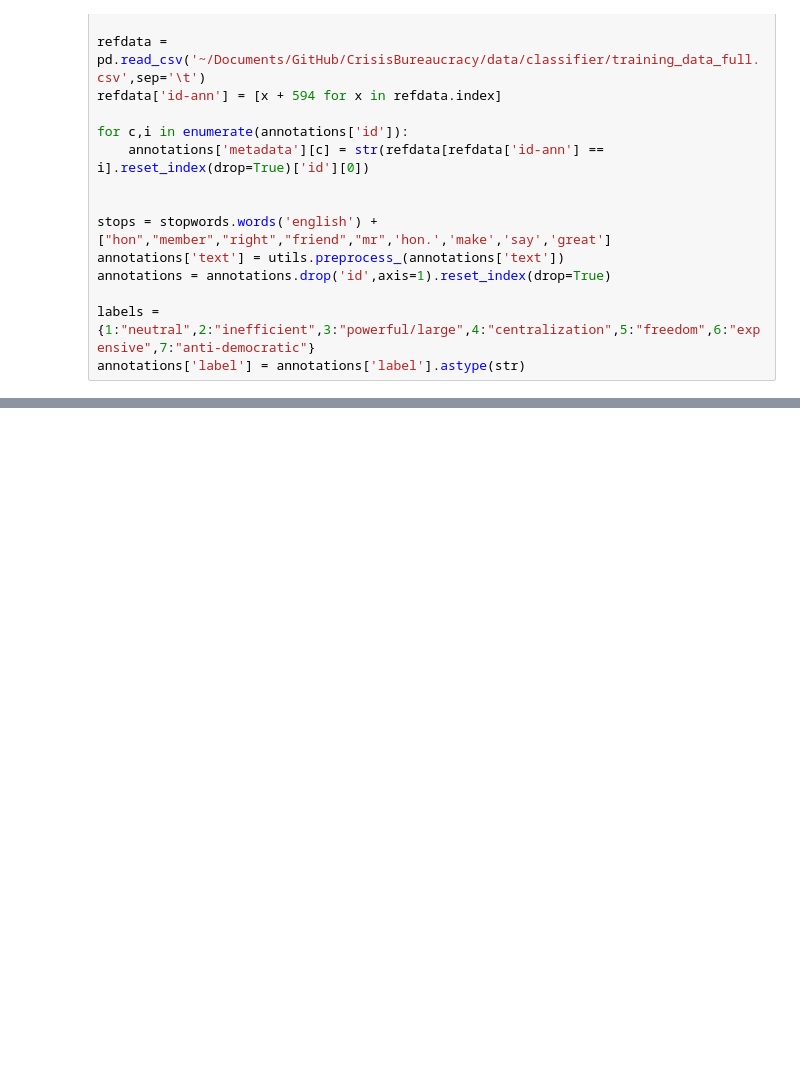
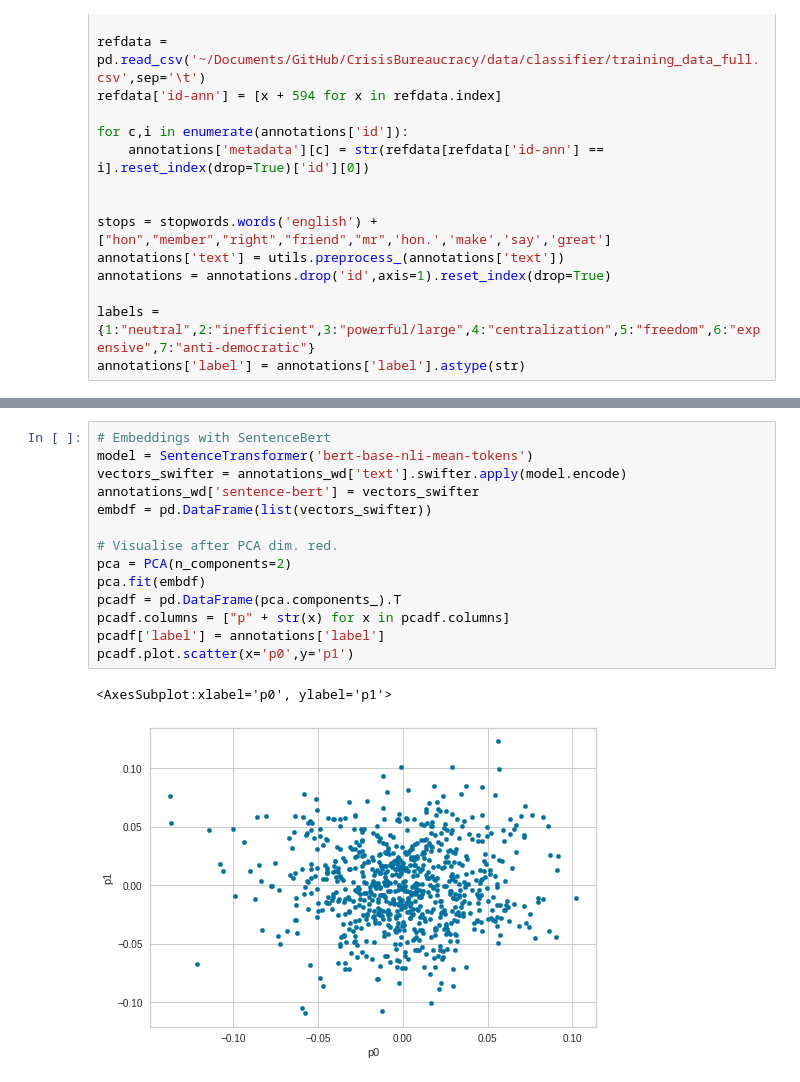
Before and after one commit to rubenros1795/CrisisBureaucracy, a Jupyter notebook: code/unsupervised-clustering.ipynb, the cells around one changed output, grey strips where cells are left out. Saved outputs shown, nothing was run; the diff lists cells and outputs as text; blank space fills up the shorter version.

```diff
--- a/code/unsupervised-clustering.ipynb
+++ b/code/unsupervised-clustering.ipynb
@@ -59,0 +93,17 @@ pcadf.plot.scatter(x='p0',y='p1')
+# %%
+# Embeddings with SentenceBert
+model = SentenceTransformer('bert-base-nli-mean-tokens')
+vectors_swifter = annotations_wd['text'].swifter.apply(model.encode)
+annotations_wd['sentence-bert'] = vectors_swifter
+embdf = pd.DataFrame(list(vectors_swifter))
+
+# Visualise after PCA dim. red.
+pca = PCA(n_components=2)
+pca.fit(embdf)
+pcadf = pd.DataFrame(pca.components_).T
+pcadf.columns = ["p" + str(x) for x in pcadf.columns]
+pcadf['label'] = annotations['label']
+pcadf.plot.scatter(x='p0',y='p1')
+# %% [output]
+<AxesSubplot:xlabel='p0', ylabel='p1'>
+[figure, added]
```
Also changed, not shown: parts of 8 cells of this notebook, 1 other file.
